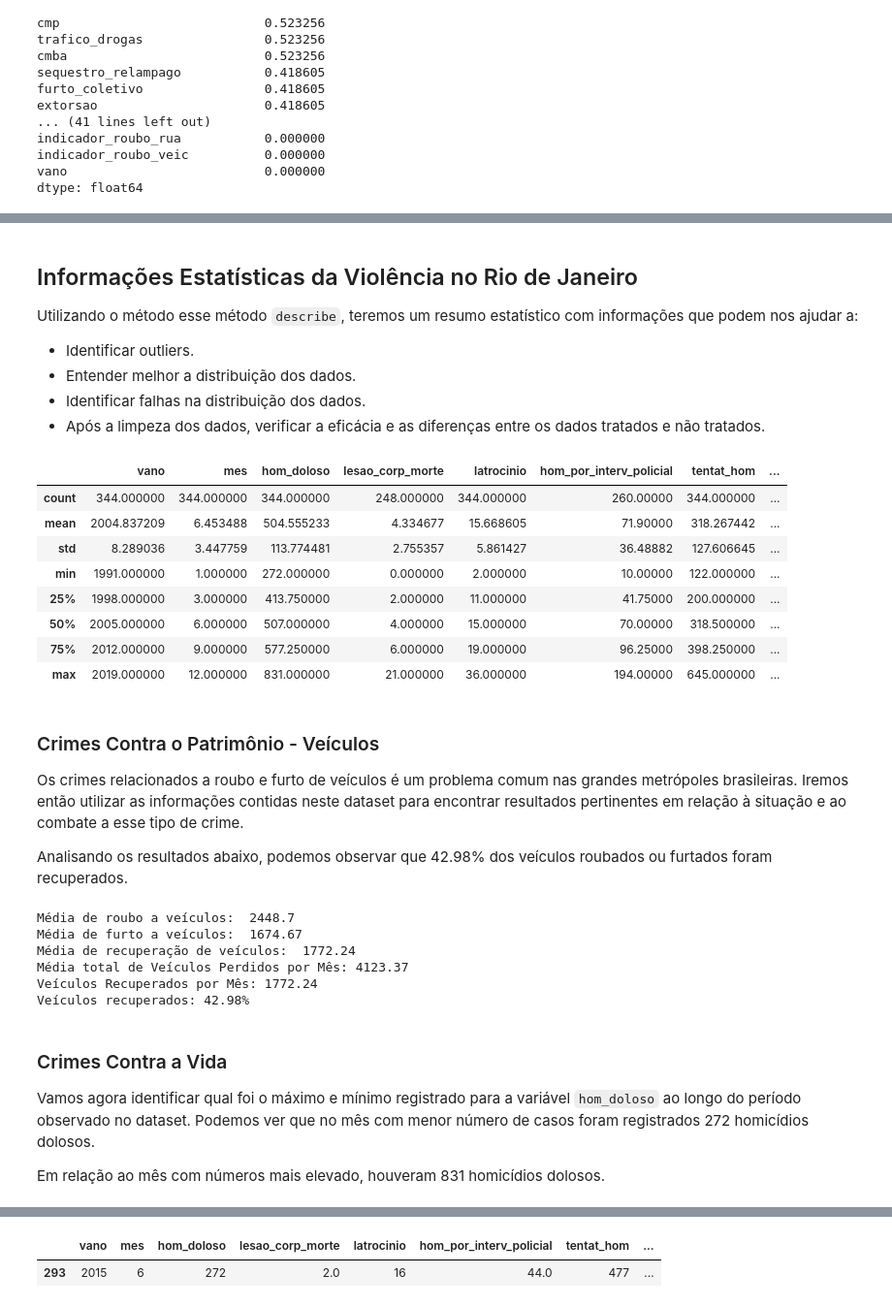
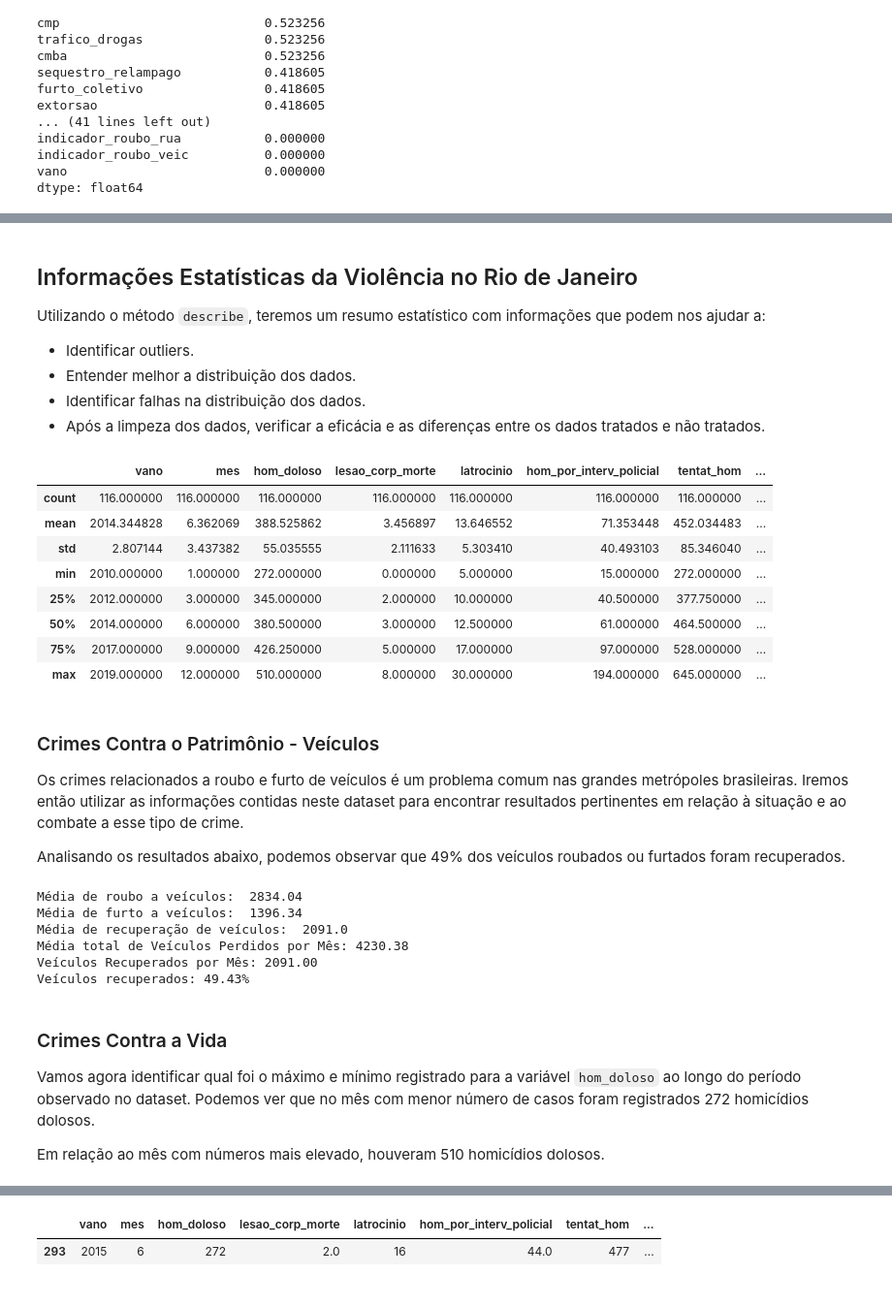
Before and after one commit to Mariana-Arantes/data_science, a Jupyter notebook: Analisando_a_Violência_no_Rio_de_Janeiro.ipynb, the cells around one changed output, grey strips where cells are left out. Shown: that part at 97% size. Drawn from its saved outputs; the diff is of its cells as text; code cells hidden in the pictures.

```diff
--- a/Analisando_a_Violência_no_Rio_de_Janeiro.ipynb
+++ b/Analisando_a_Violência_no_Rio_de_Janeiro.ipynb
@@ -96,0 +156,3 @@ dtype: float64
+# %%
+#Definindo um df com base em um ano de corte a partir de 2010
+df_corte_2010 = df.drop(df.loc[ df['vano'] < 2010 ].index,axis=0)
@@ -97,7 +169,7 @@ dtype: float64
 # %% [markdown]
 ## Informações Estatísticas da Violência no Rio de Janeiro
 
-Utilizando o método esse método `describe`, teremos um resumo estatístico com informações que podem nos ajudar a:
+Utilizando o método `describe`, teremos um resumo estatístico com informações que podem nos ajudar a:
 
 * Identificar outliers.
 * Entender melhor a distribuição dos dados.
@@ -105,27 +177,27 @@ Utilizando o método esse método `describe`, teremos um resumo estatístico com
 * Após a limpeza dos dados, verificar a eficácia e as diferenças entre os dados tratados e não tratados.
 # %%
 # Imprimir o resumo estatístico do DataFrame
-df.describe()
+df_corte_2010.describe()
 # %% [output]
 |  | vano | mes | hom_doloso | lesao_corp_morte | latrocinio | hom_por_interv_policial | tentat_hom | ... |
-| count | 344.000000 | 344.000000 | 344.000000 | 248.000000 | 344.000000 | 260.00000 | 344.000000 | ... |
-| mean | 2004.837209 | 6.453488 | 504.555233 | 4.334677 | 15.668605 | 71.90000 | 318.267442 | ... |
-| std | 8.289036 | 3.447759 | 113.774481 | 2.755357 | 5.861427 | 36.48882 | 127.606645 | ... |
-| min | 1991.000000 | 1.000000 | 272.000000 | 0.000000 | 2.000000 | 10.00000 | 122.000000 | ... |
-| 25% | 1998.000000 | 3.000000 | 413.750000 | 2.000000 | 11.000000 | 41.75000 | 200.000000 | ... |
-| 50% | 2005.000000 | 6.000000 | 507.000000 | 4.000000 | 15.000000 | 70.00000 | 318.500000 | ... |
-| 75% | 2012.000000 | 9.000000 | 577.250000 | 6.000000 | 19.000000 | 96.25000 | 398.250000 | ... |
-| max | 2019.000000 | 12.000000 | 831.000000 | 21.000000 | 36.000000 | 194.00000 | 645.000000 | ... |
+| count | 116.000000 | 116.000000 | 116.000000 | 116.000000 | 116.000000 | 116.000000 | 116.000000 | ... |
+| mean | 2014.344828 | 6.362069 | 388.525862 | 3.456897 | 13.646552 | 71.353448 | 452.034483 | ... |
+| std | 2.807144 | 3.437382 | 55.035555 | 2.111633 | 5.303410 | 40.493103 | 85.346040 | ... |
+| min | 2010.000000 | 1.000000 | 272.000000 | 0.000000 | 5.000000 | 15.000000 | 272.000000 | ... |
+| 25% | 2012.000000 | 3.000000 | 345.000000 | 2.000000 | 10.000000 | 40.500000 | 377.750000 | ... |
+| 50% | 2014.000000 | 6.000000 | 380.500000 | 3.000000 | 12.500000 | 61.000000 | 464.500000 | ... |
+| 75% | 2017.000000 | 9.000000 | 426.250000 | 5.000000 | 17.000000 | 97.000000 | 528.000000 | ... |
+| max | 2019.000000 | 12.000000 | 510.000000 | 8.000000 | 30.000000 | 194.000000 | 645.000000 | ... |
 # %% [markdown]
 ### Crimes Contra o Patrimônio - Veículos
 Os crimes relacionados a roubo e furto de veículos é um problema comum nas grandes metrópoles brasileiras. Iremos então utilizar as informações contidas neste dataset para encontrar resultados pertinentes em relação à situação e ao combate a esse tipo de crime.
 
-Analisando os resultados abaixo, podemos observar que 42.98% dos veículos roubados ou furtados foram recuperados.
+Analisando os resultados abaixo, podemos observar que 49% dos veículos roubados ou furtados foram recuperados.
 # %%
 # Mostra a média das variáveis roubo_veiculo, furto_veiculos e recuperacao_veiculos
-mean_roubo_veiculo = round(df.roubo_veiculo.mean(),2)
-mean_furto_veiculos = round(df.furto_veiculos.mean(),2)
-mean_recuperacao_veiculos = round(df.recuperacao_veiculos.mean(),2)
+mean_roubo_veiculo = round(df_corte_2010.roubo_veiculo.mean(),2)
+mean_furto_veiculos = round(df_corte_2010.furto_veiculos.mean(),2)
+mean_recuperacao_veiculos = round(df_corte_2010.recuperacao_veiculos.mean(),2)
 
 print (('Média de roubo a veículos: '), mean_roubo_veiculo)
 print (('Média de furto a veículos: '), mean_furto_veiculos)
@@ -142,18 +214,18 @@ pct = mean_recuperacao_veiculos/total*100
 
 print('Veículos recuperados: {:.2f}%'.format(pct))
 # %% [output]
-Média de roubo a veículos:  2448.7
-Média de furto a veículos:  1674.67
-Média de recuperação de veículos:  1772.24
-Média total de Veículos Perdidos por Mês: 4123.37
-Veículos Recuperados por Mês: 1772.24
-Veículos recuperados: 42.98%
+Média de roubo a veículos:  2834.04
+Média de furto a veículos:  1396.34
+Média de recuperação de veículos:  2091.0
+Média total de Veículos Perdidos por Mês: 4230.38
+Veículos Recuperados por Mês: 2091.00
+Veículos recuperados: 49.43%
 # %% [markdown]
 ### Crimes Contra a Vida
 
 Vamos agora identificar qual foi o máximo e mínimo registrado para a variável `hom_doloso` ao longo do período observado no dataset.
 Podemos ver que no mês com menor número de casos foram registrados 272 homicídios dolosos.
 
-Em relação ao mês com números mais elevado, houveram 831 homicídios dolosos.
+Em relação ao mês com números mais elevado, houveram 510 homicídios dolosos.
 # %%
 # valores max e min de hom_doloso
```
Also changed, not shown: parts of 17 cells of this notebook.
